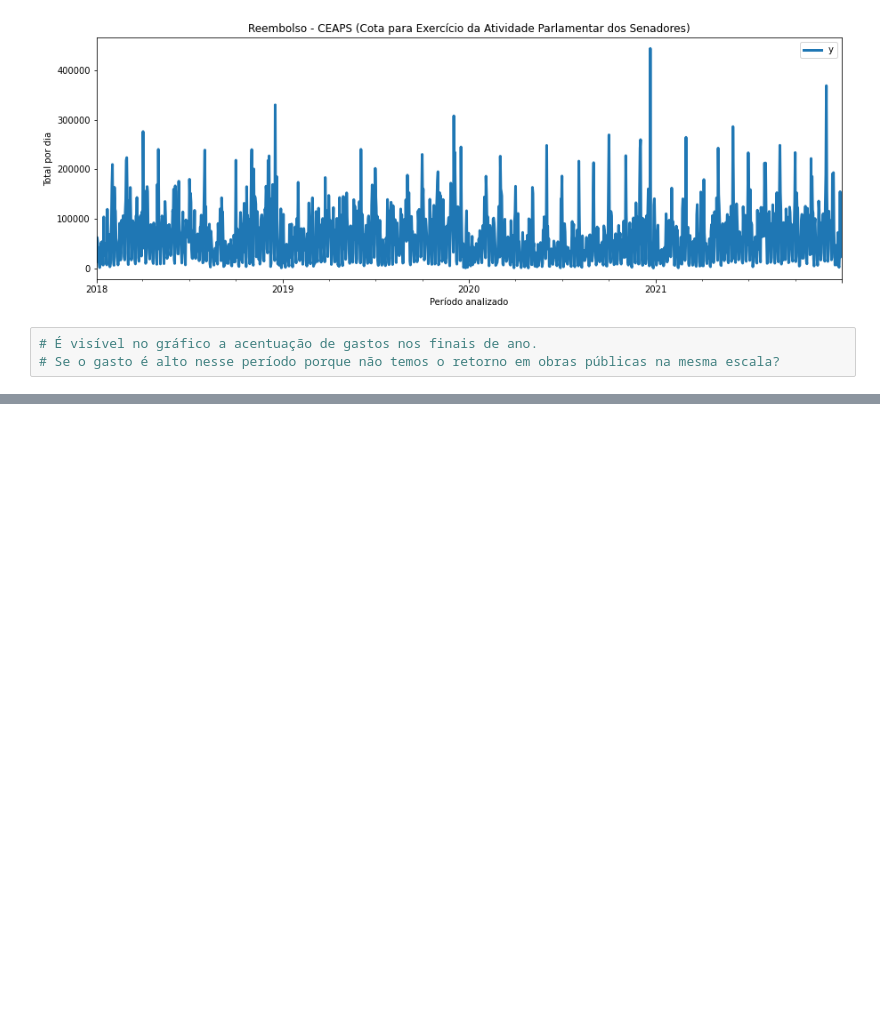
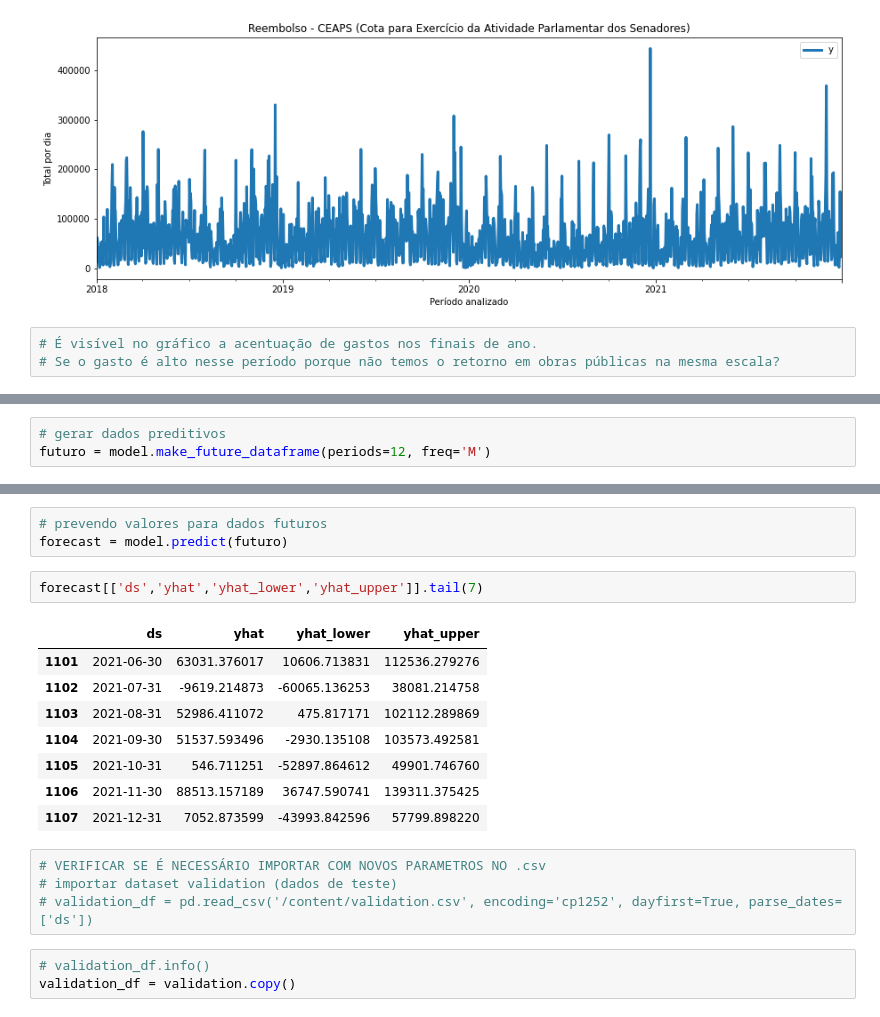
Before and after one commit to geanclm/7DaysOfCode, a Jupyter notebook: Despesas_CEAPS_2022_csv_Prophet.ipynb, the cells around one changed output, grey strips where cells are left out. Saved outputs shown, nothing was run; the diff lists cells and outputs as text; blank space fills up the shorter version.

```diff
--- a/Despesas_CEAPS_2022_csv_Prophet.ipynb
+++ b/Despesas_CEAPS_2022_csv_Prophet.ipynb
@@ -117,0 +178,3 @@ validation = df_ds_y[(df_ds_y['ds'].dt.year == 2021)] # dados para teste
+# %%
+# gerar dados preditivos
+futuro = model.make_future_dataframe(periods=12, freq='M')
@@ -117,0 +197,21 @@ validation = df_ds_y[(df_ds_y['ds'].dt.year == 2021)] # dados para teste
+# %%
+# prevendo valores para dados futuros
+forecast = model.predict(futuro)
+# %%
+forecast[['ds','yhat','yhat_lower','yhat_upper']].tail(7)
+# %% [output]
+|  | ds | yhat | yhat_lower | yhat_upper |
+| 1101 | 2021-06-30 | 63031.376017 | 10606.713831 | 112536.279276 |
+| 1102 | 2021-07-31 | -9619.214873 | -60065.136253 | 38081.214758 |
+| 1103 | 2021-08-31 | 52986.411072 | 475.817171 | 102112.289869 |
+| 1104 | 2021-09-30 | 51537.593496 | -2930.135108 | 103573.492581 |
+| 1105 | 2021-10-31 | 546.711251 | -52897.864612 | 49901.746760 |
+| 1106 | 2021-11-30 | 88513.157189 | 36747.590741 | 139311.375425 |
+| 1107 | 2021-12-31 | 7052.873599 | -43993.842596 | 57799.898220 |
+# %%
+# VERIFICAR SE É NECESSÁRIO IMPORTAR COM NOVOS PARAMETROS NO .csv
+# importar dataset validation (dados de teste)
+# validation_df = pd.read_csv('/content/validation.csv', encoding='cp1252', dayfirst=True, parse_dates=['ds'])
+# %%
+# validation_df.info()
+validation_df = validation.copy()
```
Also changed, not shown: parts of 24 cells of this notebook, 25 other files.
